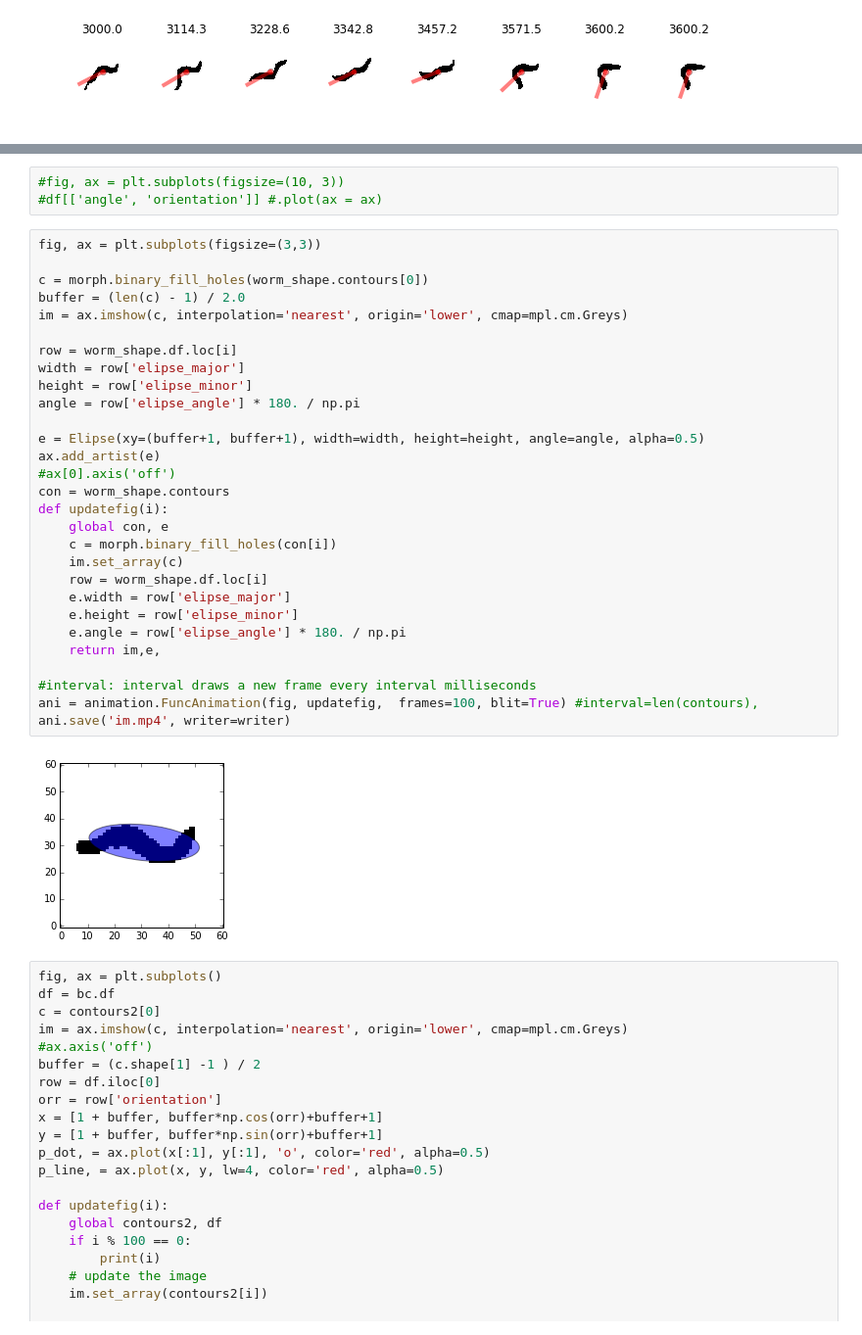
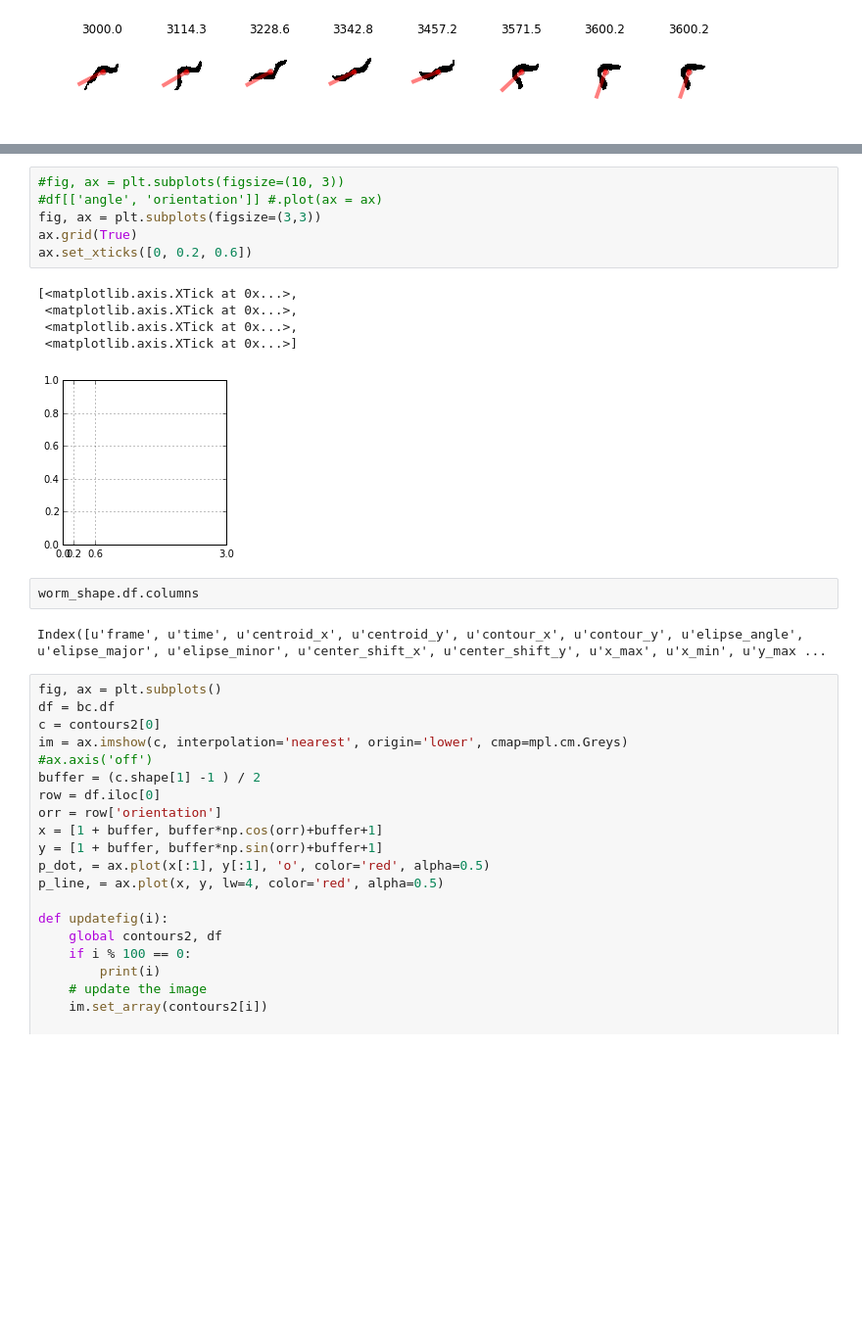
Before and after one commit to amarallab/waldo, a Jupyter notebook: workbooks/dev/behavior_coding.ipynb, the cells around one changed output, grey strips where cells are left out. Shown at 98% size. Saved outputs shown, nothing was run; the diff lists cells and outputs as text; blank space fills up the shorter version.

```diff
--- a/workbooks/dev/behavior_coding.ipynb
+++ b/workbooks/dev/behavior_coding.ipynb
@@ -597,37 +716,19 @@ NameError: name 'df' is not defined
 # %%
 #fig, ax = plt.subplots(figsize=(10, 3))
 #df[['angle', 'orientation']] #.plot(ax = ax)
+fig, ax = plt.subplots(figsize=(3,3))
+ax.grid(True)
+ax.set_xticks([0, 0.2, 0.6])
+# %% [output]
+[<matplotlib.axis.XTick at 0x...>,
+ <matplotlib.axis.XTick at 0x...>,
+ <matplotlib.axis.XTick at 0x...>,
+ <matplotlib.axis.XTick at 0x...>]
+[figure, added]
-# %%
-fig, ax = plt.subplots(figsize=(3,3))
-
-c = morph.binary_fill_holes(worm_shape.contours[0])
-buffer = (len(c) - 1) / 2.0
-im = ax.imshow(c, interpolation='nearest', origin='lower', cmap=mpl.cm.Greys)
-
-row = worm_shape.df.loc[i]
-width = row['elipse_major']
-height = row['elipse_minor']
-angle = row['elipse_angle'] * 180. / np.pi
-
-e = Elipse(xy=(buffer+1, buffer+1), width=width, height=height, angle=angle, alpha=0.5)
-ax.add_artist(e)
-#ax[0].axis('off')
-con = worm_shape.contours
-def updatefig(i):
-    global con, e
-    c = morph.binary_fill_holes(con[i])
-    im.set_array(c)
-    row = worm_shape.df.loc[i]
-    e.width = row['elipse_major']
-    e.height = row['elipse_minor']
-    e.angle = row['elipse_angle'] * 180. / np.pi
-    return im,e,
-
-#interval: interval draws a new frame every interval milliseconds
-ani = animation.FuncAnimation(fig, updatefig,  frames=100, blit=True) #interval=len(contours),
-ani.save('im.mp4', writer=writer)
-# %% [output]
-[figure, removed]
+# %%
+worm_shape.df.columns
+# %% [output]
+Index([u'frame', u'time', u'centroid_x', u'centroid_y', u'contour_x', u'contour_y', u'elipse_angle', u'elipse_major', u'elipse_minor', u'center_shift_x', u'center_shift_y', u'x_max', u'x_min', u'y_max ...
 # %%
 fig, ax = plt.subplots()
 df = bc.df
```
Also changed, not shown: parts of 13 cells of this notebook, 1 other file.
